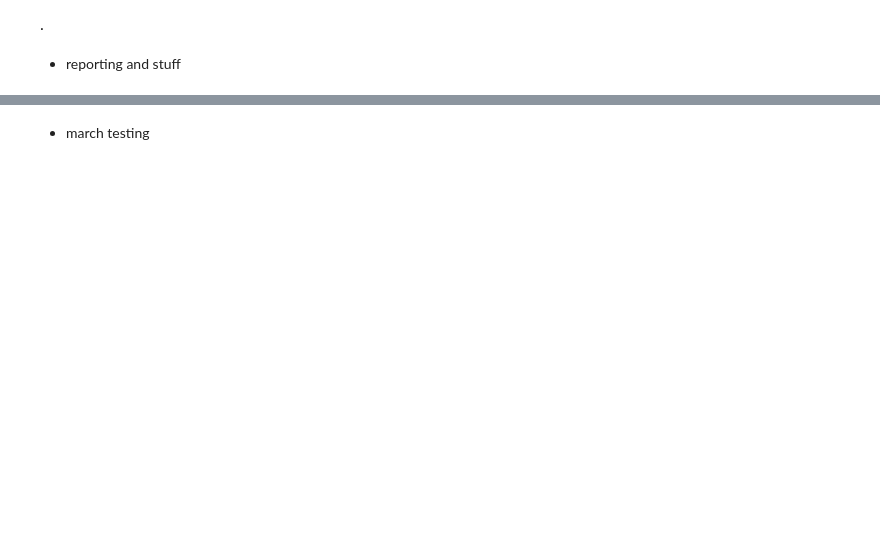
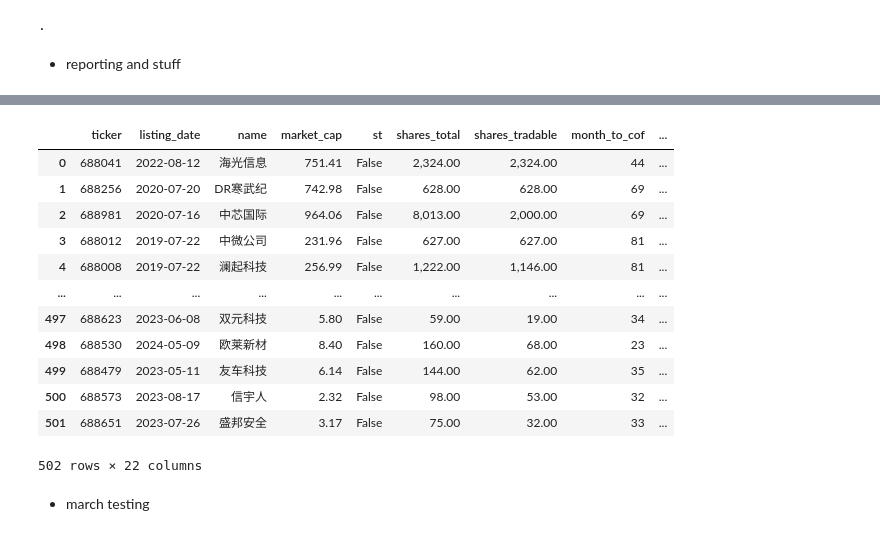
Before and after one commit to justy3/ap_star50, a Jupyter notebook: prediction.ipynb, the cells around one changed output, grey strips where cells are left out. Saved outputs shown, nothing was run; the diff lists cells and outputs as text; code cells hidden in the pictures; blank space fills up the shorter version.

```diff
--- a/prediction.ipynb
+++ b/prediction.ipynb
@@ -162,3 +162,6 @@ exclusion stocks :
 tmcap_40 = univ[univ['tmcap_rank2'] == 40]['avg_total_mcap'].values[0]
 tmcap_60 = univ[univ['tmcap_rank2'] == 60]['avg_total_mcap'].values[0]
 qt.log.info(f"TMCap of 40th stock: {tmcap_40:.3f} B CNY, TMCap of 60th stock: {tmcap_60:.3f} B CNY")
+
+univ.loc[univ['curr_weight'].fillna(0) == 0, 'dist_to_40'] = univ['avg_total_mcap'].apply(lambda x: 100*(tmcap_40 - x)/tmcap_40)
+univ.loc[univ['curr_weight'].fillna(0) != 0, 'dist_to_60'] = univ['avg_total_mcap'].apply(lambda x: 100*(tmcap_60 - x)/tmcap_60)
@@ -165,3 +170,19 @@ qt.log.info(f"TMCap of 40th stock: {tmcap_40:.3f} B CNY, TMCap of 60th stock: {t
+# %%
+univ
+# %% [output]
+|  | ticker | listing_date | name | market_cap | st | shares_total | shares_tradable | month_to_cof | ... |
+| 0 | 688041 | 2022-08-12 | 海光信息 | 751.41 | False | 2,324.00 | 2,324.00 | 44 | ... |
+| 1 | 688256 | 2020-07-20 | DR寒武纪 | 742.98 | False | 628.00 | 628.00 | 69 | ... |
+| 2 | 688981 | 2020-07-16 | 中芯国际 | 964.06 | False | 8,013.00 | 2,000.00 | 69 | ... |
+| 3 | 688012 | 2019-07-22 | 中微公司 | 231.96 | False | 627.00 | 627.00 | 81 | ... |
+| 4 | 688008 | 2019-07-22 | 澜起科技 | 256.99 | False | 1,222.00 | 1,146.00 | 81 | ... |
+| ... | ... | ... | ... | ... | ... | ... | ... | ... | ... |
+| 497 | 688623 | 2023-06-08 | 双元科技 | 5.80 | False | 59.00 | 19.00 | 34 | ... |
+| 498 | 688530 | 2024-05-09 | 欧莱新材 | 8.40 | False | 160.00 | 68.00 | 23 | ... |
+| 499 | 688479 | 2023-05-11 | 友车科技 | 6.14 | False | 144.00 | 62.00 | 35 | ... |
+| 500 | 688573 | 2023-08-17 | 信宇人 | 2.32 | False | 98.00 | 53.00 | 32 | ... |
+| 501 | 688651 | 2023-07-26 | 盛邦安全 | 3.17 | False | 75.00 | 32.00 | 33 | ... |
+502 rows × 22 columns
 # %% [markdown]
 - march testing
 # %%
```
Also changed, not shown: parts of 12 cells of this notebook, 5 other files.
